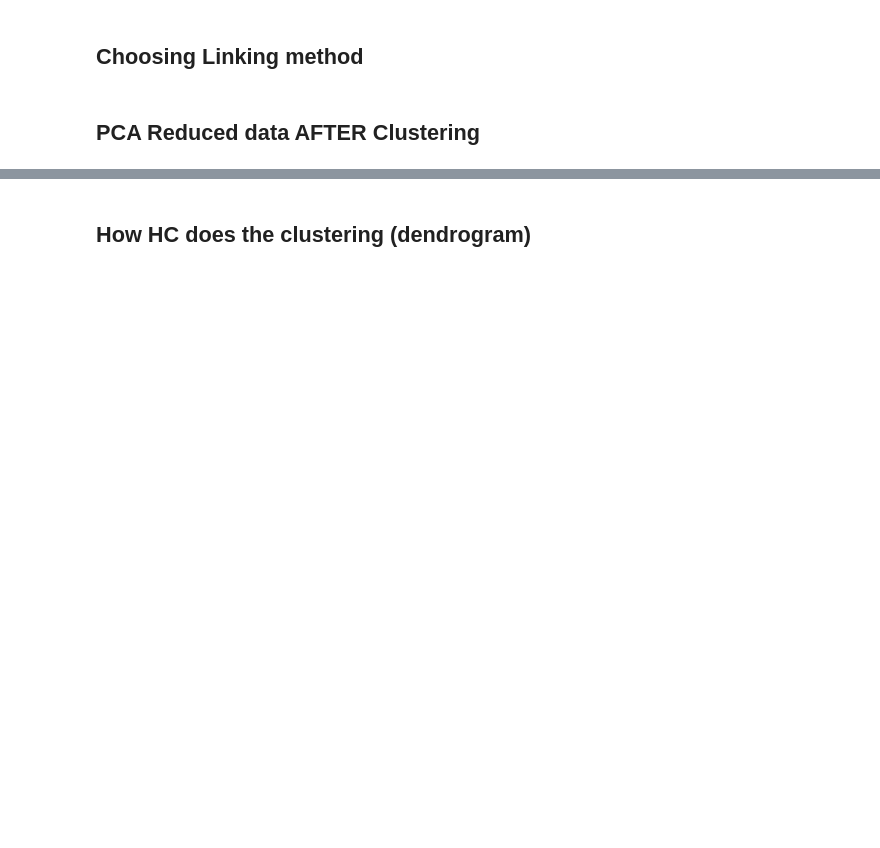
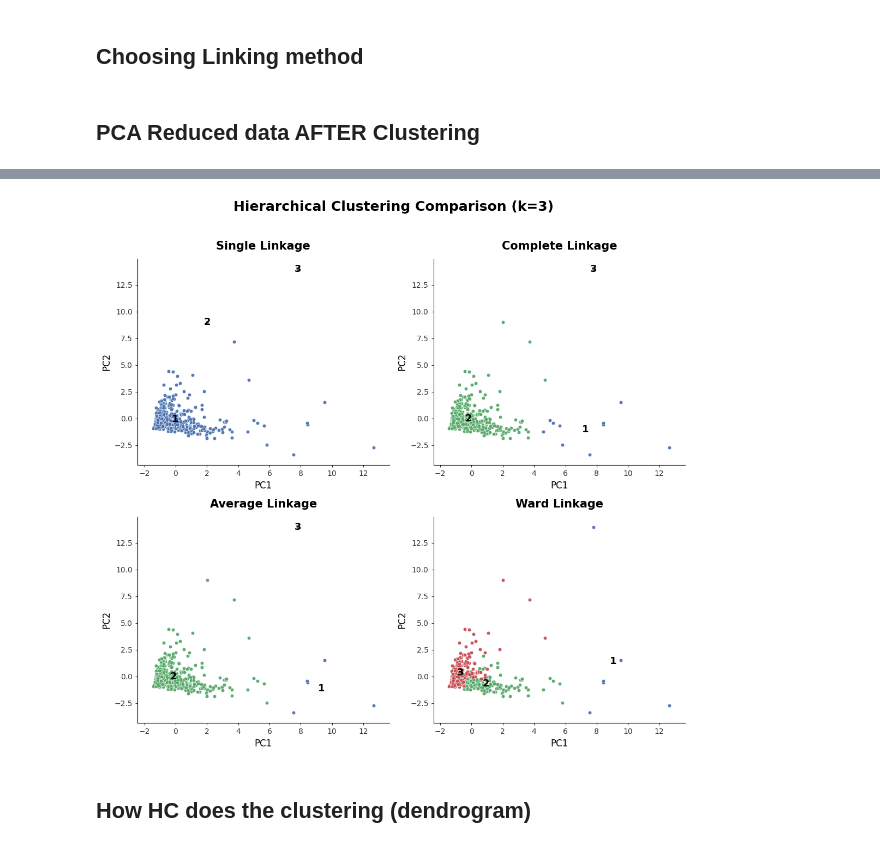
Before and after one commit to NathanG1en/STA4241-final, a Jupyter notebook: HCA/HCA-Practical.ipynb, the cells around one changed output, grey strips where cells are left out. Drawn from its saved outputs; the diff is of its cells as text; code cells hidden in the pictures; blank space fills up the shorter version.

```diff
--- a/HCA/HCA-Practical.ipynb
+++ b/HCA/HCA-Practical.ipynb
@@ -129,2 +227,81 @@ for m in methods:
+# %%
+palette = ["#4C72B0", "#55A868", "#C44E52"]
+
+import matplotlib.pyplot as plt
+from scipy.cluster.hierarchy import linkage, fcluster
+import numpy as np
+
+# Nature/Science-style palette (3 clusters)
+palette = ["#4C72B0", "#55A868", "#C44E52"]
+
+methods = ["single", "complete", "average", "ward"]
+
+fig, axes = plt.subplots(2, 2, figsize=(11, 10))
+axes = axes.ravel()
+
+# Shared axis limits
+xlim = (X_2d[:,0].min() - 1, X_2d[:,0].max() + 1)
+ylim = (X_2d[:,1].min() - 1, X_2d[:,1].max() + 1)
+
+for ax, method in zip(axes, methods):
+
+    # Compute clustering
+    Z = linkage(X, method=method)
+    labels = fcluster(Z, t=3, criterion="maxclust")
+
+    # Scatter plot
+    for k in np.unique(labels):
+        pts = X_2d[labels == k]
+        ax.scatter(
+            pts[:,0], pts[:,1],
+            s=22,
+            color=palette[k-1],
+            edgecolor="white",
+            linewidth=0.4,
+            alpha=0.95
+        )
+
+    # Cluster label text (center of mass)
+    for k in np.unique(labels):
+        cx, cy = X_2d[labels == k].mean(axis=0)
+        ax.text(cx, cy, str(k),
+                fontsize=13, weight="bold",
+                ha="center", va="center",
+                color="black")
+
+    # Minimalist Nature/Science styling
+    ax.set_title(f"{method.capitalize()} Linkage",
+                 fontsize=15, weight="bold",
+                 pad=12)
+
+    ax.set_xlim(xlim)
+    ax.set_ylim(ylim)
+
+    # Remove top/right spines
+    ax.spines["top"].set_visible(False)
+    ax.spines["right"].set_visible(False)
+
+    # Thin spines
+    ax.spines["left"].set_linewidth(0.8)
+    ax.spines["bottom"].set_linewidth(0.8)
+
+    # Tick params
+    ax.tick_params(
+        colors="#333333",
+        labelsize=10,
+        length=3,
+        width=0.8
+    )
+
+    ax.set_xlabel("PC1", fontsize=12)
+    ax.set_ylabel("PC2", fontsize=12)
+
+fig.suptitle("Hierarchical Clustering Comparison (k=3)",
+             fontsize=18, weight="bold", y=1.02)
+
+plt.tight_layout()
+plt.show()
+# %% [output]
+[figure, added]
 # %% [markdown]
 ## How HC does the clustering (dendrogram)
```
Also changed, not shown: parts of 16 cells of this notebook, 4 other files.
